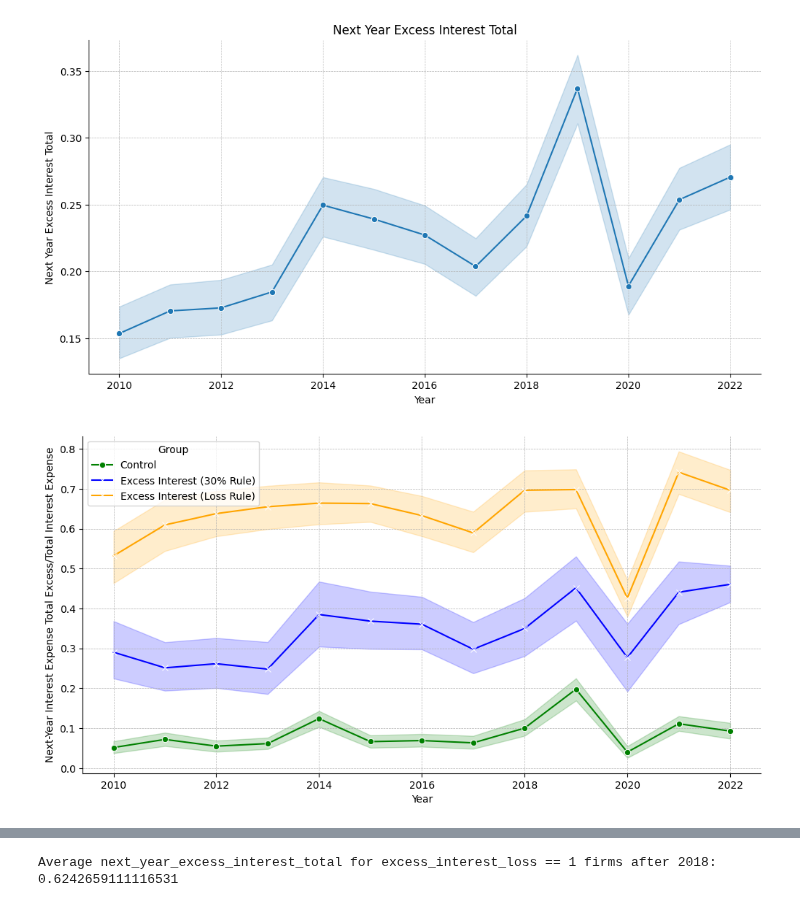
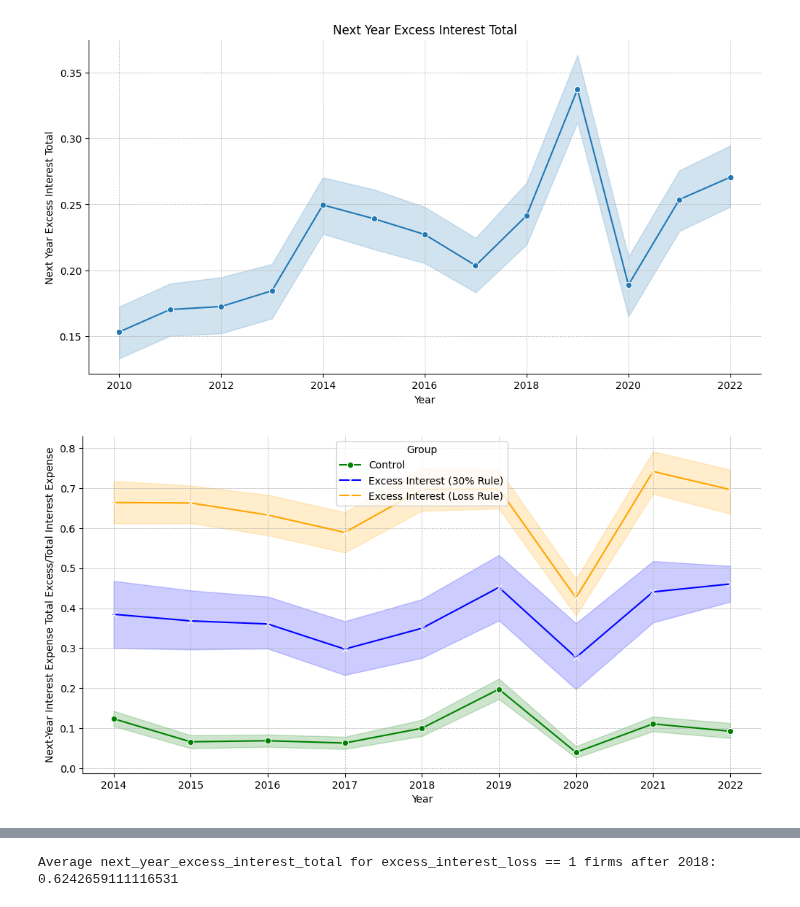
Before and after one commit to zirui-song/interest-deductibility-and-debt-contracting, a Jupyter notebook: Dealscan_Analysis.ipynb, the cells around one changed output, grey strips where cells are left out. Saved outputs shown, nothing was run; the diff lists cells and outputs as text; code cells hidden in the pictures.

```diff
--- a/Dealscan_Analysis.ipynb
+++ b/Dealscan_Analysis.ipynb
@@ -2150,30 +2150,30 @@ plt.show()
 # %%
 # generate the upper quartile value of next_four_year_excess_interest_total for each fyear
 upper_quartile = ds_gvkey_treatment_assignment.groupby('fyear')['next_year_excess_interest_total'].quantile(0.5).reset_index()
 # treated = 1 if next_four_year_excess_interest_total is greater than the upper quartile value and = 0 otherwise
 #ds_gvkey_treatment_assignment['treated'] = (ds_gvkey_treatment_assignment['next_year_excess_interest_total'] > ds_gvkey_treatment_assignment['fyear'].map(upper_quartile.set_index('fyear')['next_year_excess_interest_total'])).astype(int)
 # treated = 1 if next_four_year_excess_interest_total is greater than 0 and = 0 otherwise
-#ds_gvkey_treatment_assignment['treated'] = (ds_gvkey_treatment_assignment['next_year_excess_interest_total'] > 0).astype(int)
+ds_gvkey_treatment_assignment['treated'] = (ds_gvkey_treatment_assignment['next_year_excess_interest_total'] > 0).astype(int)
 ds_gvkey_treatment_assignment['treated1'] = (ds_gvkey_treatment_assignment['excess_interest_30'] > 0).astype(int) & (ds_gvkey_treatment_assignment['excess_interest_loss'] == 0)
 ds_gvkey_treatment_assignment['treated2'] = (ds_gvkey_treatment_assignment['excess_interest_loss'] > 0).astype(int) & (ds_gvkey_treatment_assignment['excess_interest_30'] == 0)
 ds_gvkey_treatment_assignment['treated3'] = (ds_gvkey_treatment_assignment['excess_interest_loss'] > 0).astype(int) & (ds_gvkey_treatment_assignment['excess_interest_30'] > 0)
 ds_gvkey_treatment_assignment['control'] = ((ds_gvkey_treatment_assignment['excess_interest_30'] == 0) & (ds_gvkey_treatment_assignment['excess_interest_loss'] == 0)).astype(int)
 
-
+ds_gvkey_treatment_assignment = ds_gvkey_treatment_assignment[ds_gvkey_treatment_assignment['fyear'] >= 2013]
 # plot the interest_expense_total_excess for treated and control over time
 plt.figure(figsize=(12, 6))
 sns.lineplot(data=ds_gvkey_treatment_assignment[ds_gvkey_treatment_assignment['control'] == 1], x='fyear', y='next_year_excess_interest_total', label='Control', marker='o', color='green')
 sns.lineplot(data=ds_gvkey_treatment_assignment[ds_gvkey_treatment_assignment['treated1'] == 1], x='fyear', y='next_year_excess_interest_total', label='Excess Interest (30% Rule)', marker='x', color='blue')
 sns.lineplot(data=ds_gvkey_treatment_assignment[ds_gvkey_treatment_assignment['excess_interest_loss'] == 1], x='fyear', y='next_year_excess_interest_total', label='Excess Interest (Loss Rule)', marker='x', color='orange')
 plt.xlabel('Year')
 plt.ylabel('Next-Year Interest Expense Total Excess/Total Interest Expense')
 plt.grid(True, linestyle='--', linewidth=0.5)
 sns.despine()
 plt.legend(title='Group')
 plt.savefig(f'{overleaf_dir}/Figures/interest_expense_total_excess_treated_control.png')
 plt.show()
 
 # save a copy of the data including only gvkey fyear treated variable
 ds_gvkey_treatment_assignment.to_stata('../3. Data/Processed/ds_gvkey_treatment_assignment.dta', version=117)
 # %% [output]
-[figure, old version]
+[figure, new version]
```
Also changed, not shown: parts of 7 cells of this notebook, 4 other files.
